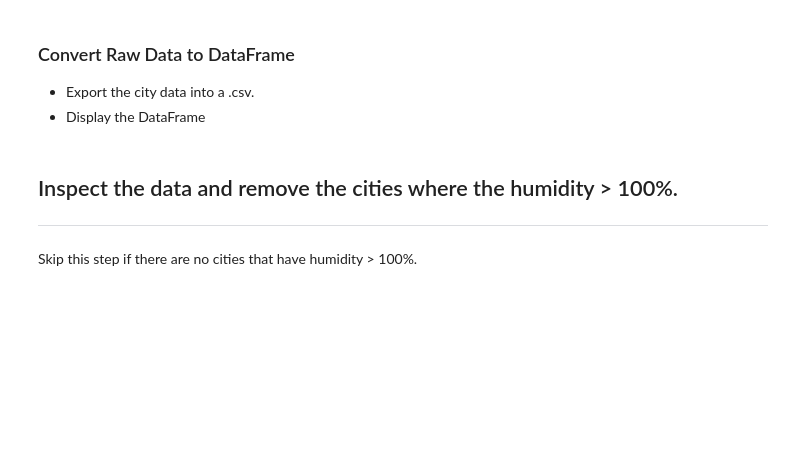
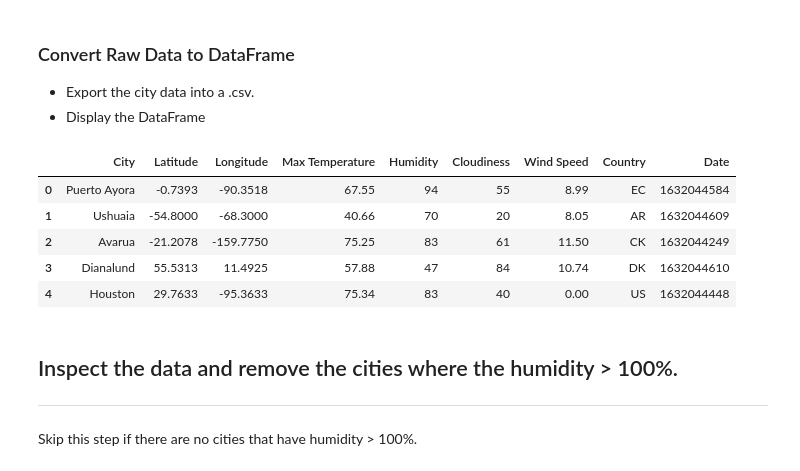
Before and after one commit to cheyroseflammer/python-api-challege, a Jupyter notebook: WeatherPy.ipynb, the cells around one changed output. Cells and saved outputs as stored; diff of their text form; code cells hidden in the pictures; blank space fills up the shorter version.

Commit message:
weather data frame built

```diff
--- a/WeatherPy.ipynb
+++ b/WeatherPy.ipynb
@@ -57,6 +120,31 @@ len(cities)
 ### Convert Raw Data to DataFrame
 * Export the city data into a .csv.
 * Display the DataFrame
+# %%
+# Create Data Dictonary
+weather_data = {
+    'City': cities_list,
+    'Latitude': lat,
+    'Longitude': lon,
+    'Max Temperature': temp,
+    'Humidity': humidity,
+    'Cloudiness': clouds,
+    'Wind Speed': wind,
+    'Country': country,
+    'Date': date
+}
+weather_df = pd.DataFrame(weather_data)
+# Exporting the data to a CSV file.
+weather_df.to_csv(output_data_file)
+# View head to check data
+weather_df.head()
+# %% [output]
+|  | City | Latitude | Longitude | Max Temperature | Humidity | Cloudiness | Wind Speed | Country | Date |
+| 0 | Puerto Ayora | -0.7393 | -90.3518 | 67.55 | 94 | 55 | 8.99 | EC | 1632044584 |
+| 1 | Ushuaia | -54.8000 | -68.3000 | 40.66 | 70 | 20 | 8.05 | AR | 1632044609 |
+| 2 | Avarua | -21.2078 | -159.7750 | 75.25 | 83 | 61 | 11.50 | CK | 1632044249 |
+| 3 | Dianalund | 55.5313 | 11.4925 | 57.88 | 47 | 84 | 10.74 | DK | 1632044610 |
+| 4 | Houston | 29.7633 | -95.3633 | 75.34 | 83 | 40 | 0.00 | US | 1632044448 |
 # %% [markdown]
 ## Inspect the data and remove the cities where the humidity > 100%.
 ----
```
Also changed, not shown: parts of 4 cells of this notebook, 1 other file.
